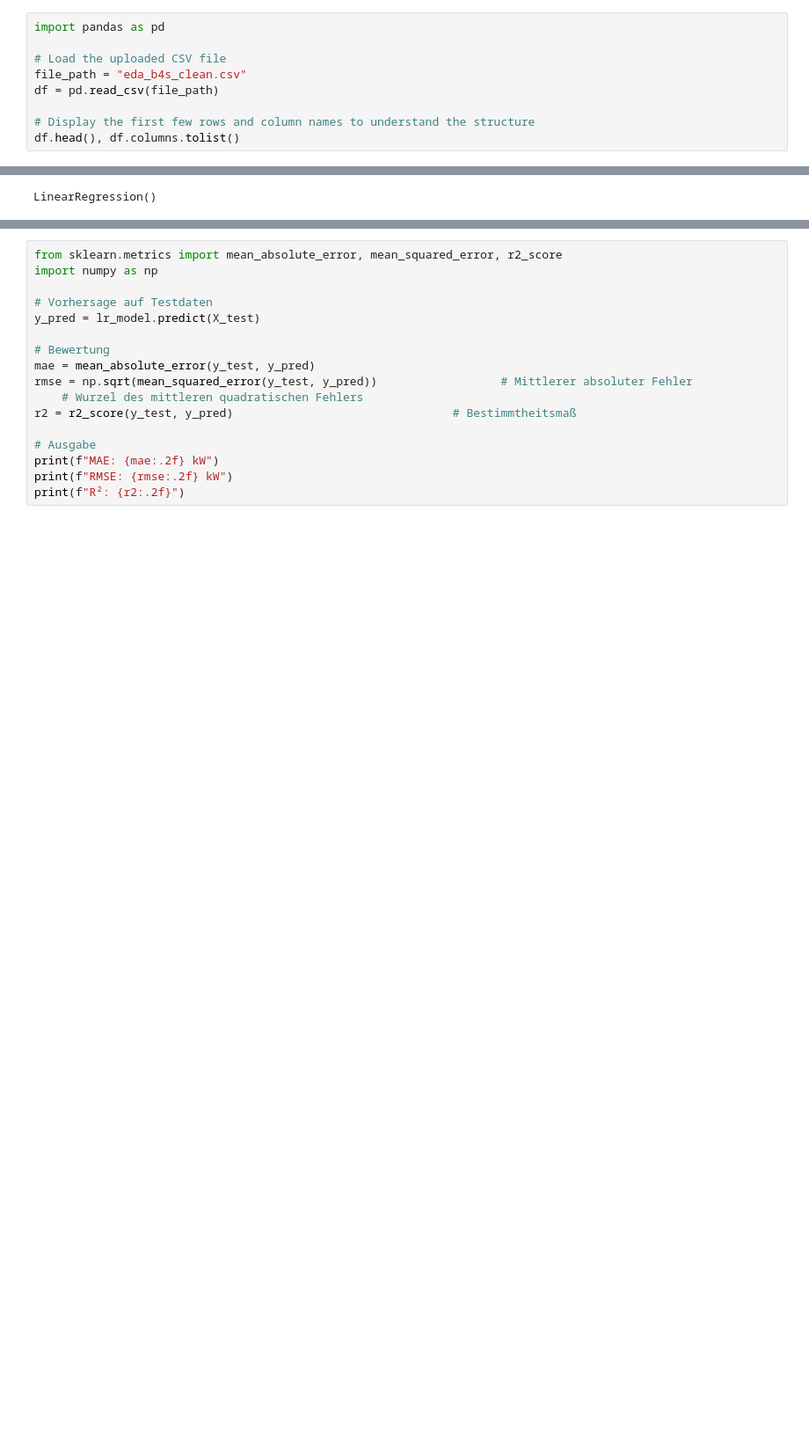
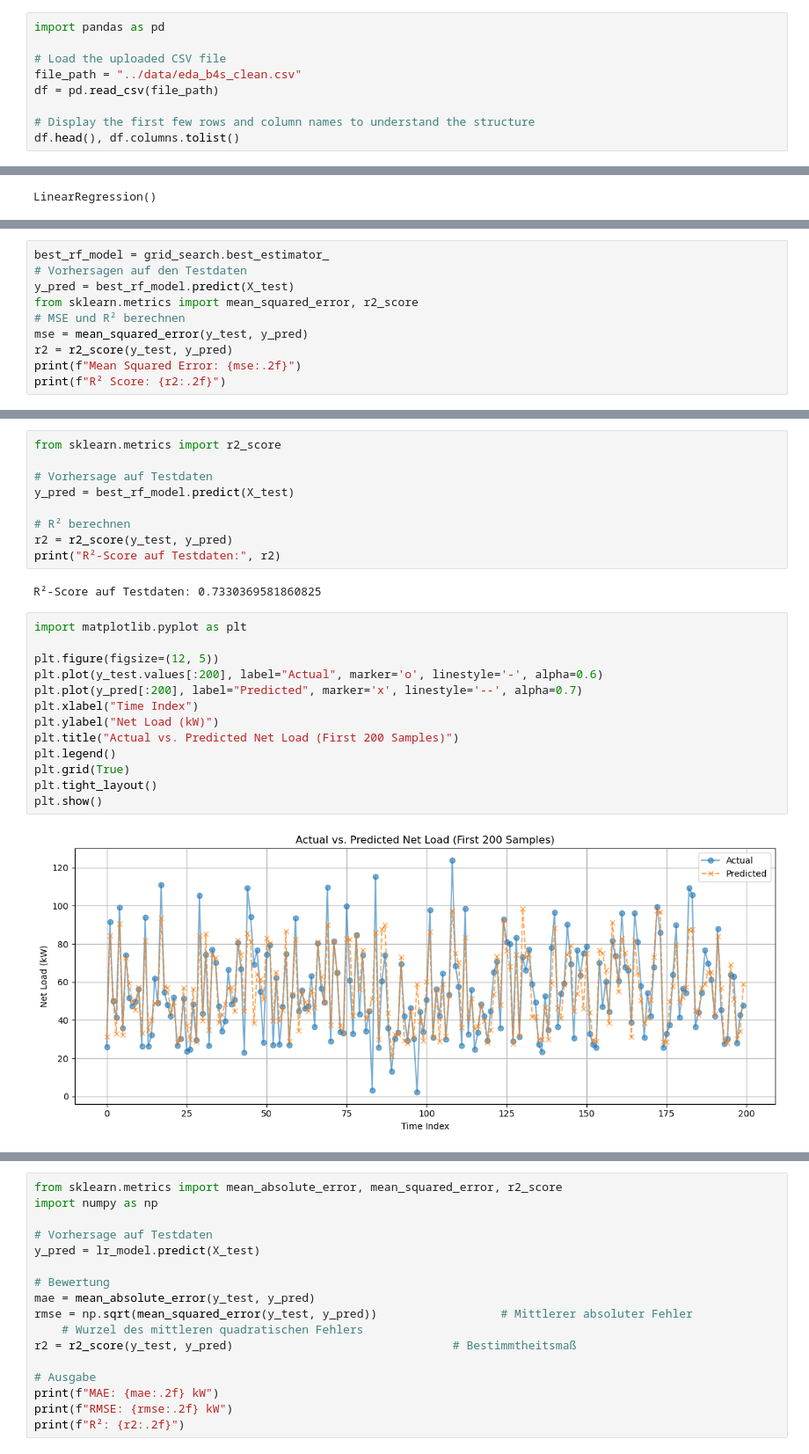
Before and after one commit to feizicodes/ml-netload-prediction, a Jupyter notebook: scr/EDA.ipynb, the cells around one changed output, grey strips where cells are left out. Shown at 88% size. Saved outputs shown, nothing was run; the diff lists cells and outputs as text; blank space fills up the shorter version.

```diff
--- a/scr/EDA.ipynb
+++ b/scr/EDA.ipynb
@@ -93,7 +213,7 @@ df["Nettolast_P_kW"].hist(bins=50)
 import pandas as pd
 
 # Load the uploaded CSV file
-file_path = "eda_b4s_clean.csv"
+file_path = "../data/eda_b4s_clean.csv"
 df = pd.read_csv(file_path)
 
 # Display the first few rows and column names to understand the structure
@@ -180,0 +391,10 @@ LinearRegression()
+# %%
+best_rf_model = grid_search.best_estimator_
+# Vorhersagen auf den Testdaten
+y_pred = best_rf_model.predict(X_test)
+from sklearn.metrics import mean_squared_error, r2_score
+# MSE und R² berechnen
+mse = mean_squared_error(y_test, y_pred)
+r2 = r2_score(y_test, y_pred)
+print(f"Mean Squared Error: {mse:.2f}")
+print(f"R² Score: {r2:.2f}")
@@ -180,0 +404,26 @@ LinearRegression()
+# %%
+from sklearn.metrics import r2_score
+
+# Vorhersage auf Testdaten
+y_pred = best_rf_model.predict(X_test)
+
+# R² berechnen
+r2 = r2_score(y_test, y_pred)
+print("R²-Score auf Testdaten:", r2)
+# %% [output]
+R²-Score auf Testdaten: 0.7330369581860825
+# %%
+import matplotlib.pyplot as plt
+
+plt.figure(figsize=(12, 5))
+plt.plot(y_test.values[:200], label="Actual", marker='o', linestyle='-', alpha=0.6)
+plt.plot(y_pred[:200], label="Predicted", marker='x', linestyle='--', alpha=0.7)
+plt.xlabel("Time Index")
+plt.ylabel("Net Load (kW)")
+plt.title("Actual vs. Predicted Net Load (First 200 Samples)")
+plt.legend()
+plt.grid(True)
+plt.tight_layout()
+plt.show()
+# %% [output]
+[figure, added]
```
Also changed, not shown: parts of 16 cells of this notebook, 3 other files.
